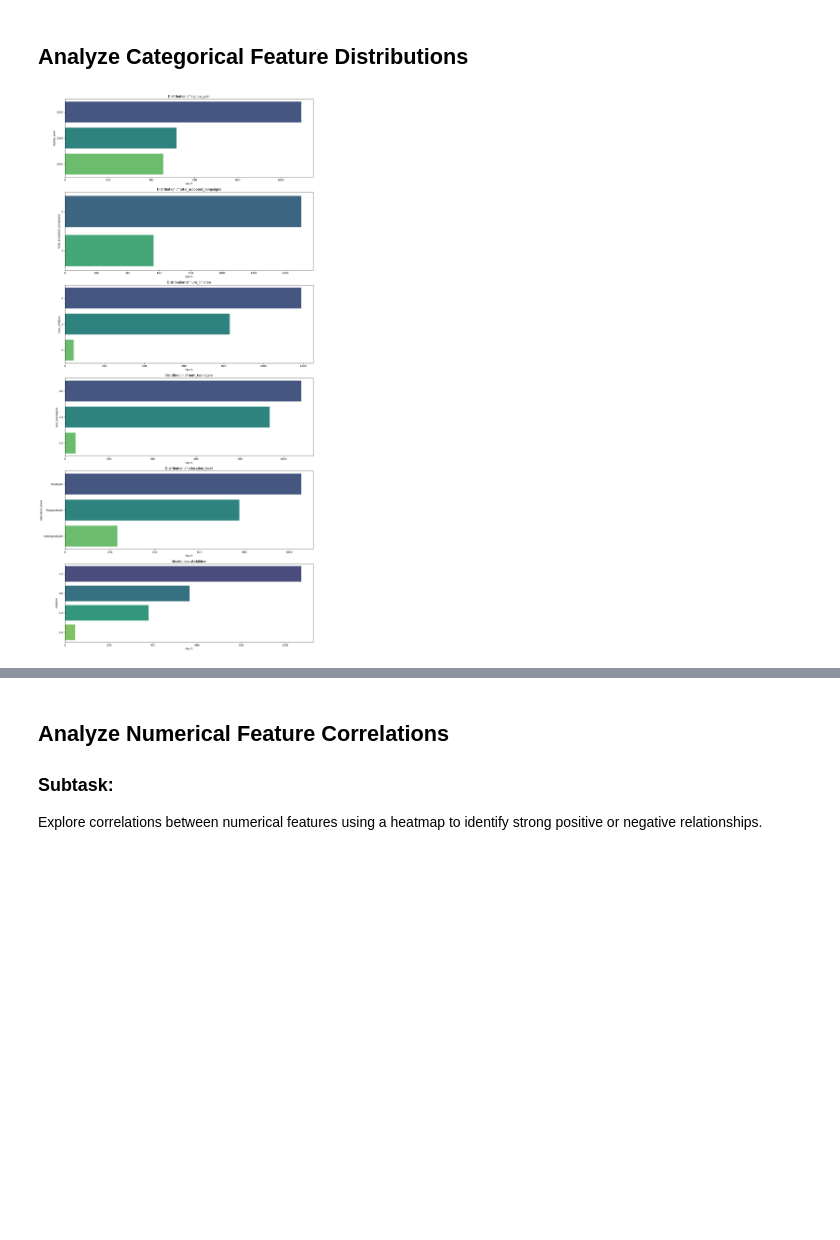
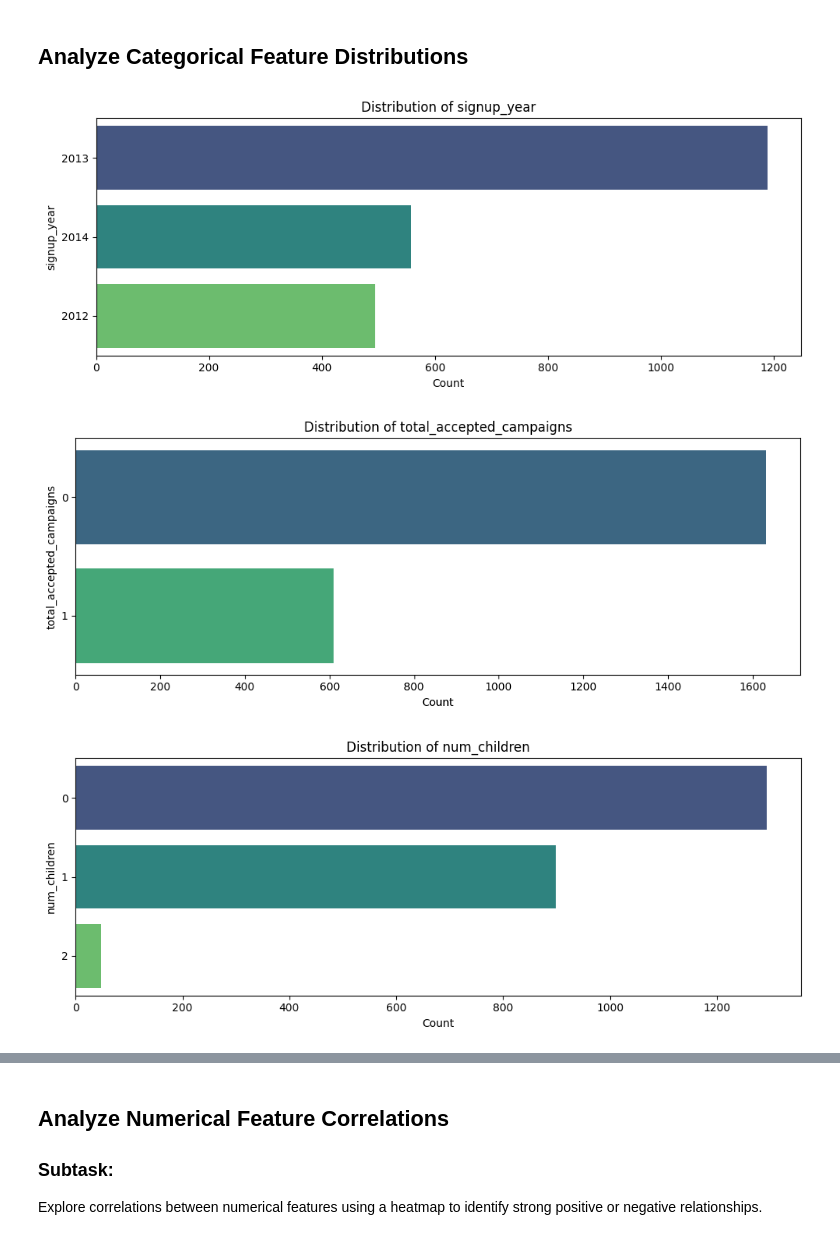
Before and after one commit to abdo-ghg/Retail-Buyer-Segmentation, a Jupyter notebook: project.ipynb, the cells around one changed output, grey strips where cells are left out. Cells and saved outputs as stored; diff of their text form; code cells hidden in the pictures; blank space fills up the shorter version.

```diff
--- a/project.ipynb
+++ b/project.ipynb
@@ -157,4 +304,4 @@ df["living_with"]=df["marital_status"].replace({"Married":"Partner", "Together":
 # %%
 df['children'] = df['num_teenagers'] + df['num_children']
 # %%
-# df["family_size"] = df["living_with"].replace({"Alone": 1, "Partner":2}) + df["children"]
+df["family_size"] = df["living_with"].replace({"Alone": 1, "Partner":2}) + df["children"]
@@ -267,8 +360,8 @@ num_cols
 ##### Categorical Columns
 # %%
 categorical_cols = ['signup_year','total_accepted_campaigns', 'num_children',
-'num_teenagers','education_level','children'
- ]
+'num_teenagers','education_level'
+]
 cat_cols = df[categorical_cols]
 cat_cols
 # %% [output]
@@ -292,17 +385,23 @@ cat_cols
 
 Visualize the distributions of numerical features using histograms and box plots to identify their spread, central tendency, and potential outliers.
 # %%
-plt.figure(figsize=(20, 5 * len(num_cols)))
+# Plot numerical features in smaller batches to avoid memory issues
+batch_size = 4  # Number of columns per figure
 
-for i, col in enumerate(num_cols):
-    plt.subplot(len(num_cols), 2, 2*i + 1)
-    sns.histplot(df[col], kde=True)
-    plt.title(f'Histogram of {col}')
+for batch_start in range(0, len(num_cols.columns), batch_size):
+    batch_cols = num_cols.columns[batch_start:batch_start + batch_size]
 
-    plt.subplot(len(num_cols), 2, 2*i + 2)
-    sns.boxplot(y=df[col])
-    plt.title(f'Box Plot of {col}')
+    plt.figure(figsize=(14, 3 * len(batch_cols)))
 
-plt.tight_layout()
-plt.show()
+    for i, col in enumerate(batch_cols):
+        plt.subplot(len(batch_cols), 2, 2*i + 1)
+        sns.histplot(df[col], kde=True)
+        plt.title(f'Histogram of {col}')
+
+        plt.subplot(len(batch_cols), 2, 2*i + 2)
+        sns.boxplot(y=df[col])
+        plt.title(f'Box Plot of {col}')
+
+    plt.tight_layout()
+    plt.show()
 # %% [output]
@@ -310,16 +412,17 @@ plt.show()
 # %% [markdown]
 ## Analyze Categorical Feature Distributions
 # %%
-plt.figure(figsize=(15, 5 * len(cat_cols)))
-
-for i, col in enumerate(categorical_cols):
-    plt.subplot(len(cat_cols), 1, i + 1)
+# Plot categorical features one at a time to avoid memory issues
+for col in categorical_cols:
+    plt.figure(figsize=(10, 4))
     sns.countplot(y=df[col], order=df[col].value_counts().index, palette='viridis')
     plt.title(f'Distribution of {col}')
     plt.xlabel('Count')
     plt.ylabel(col)
-
-plt.tight_layout()
-plt.show()
+    plt.tight_layout()
+    plt.show()
+    plt.close()  # Free memory after each plot
 # %% [output]
-[figure, old version]
+[figure, new version]
+[figure, added]
+[figure, added]
```
Also changed, not shown: parts of 88 cells of this notebook, 1 other file.
